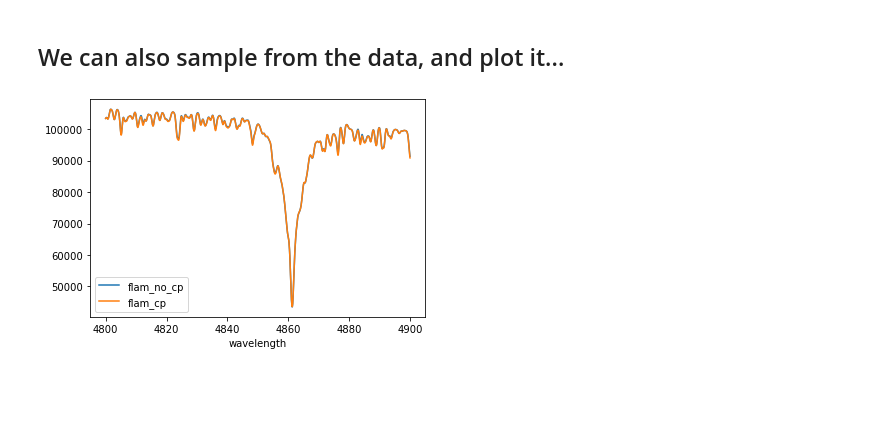
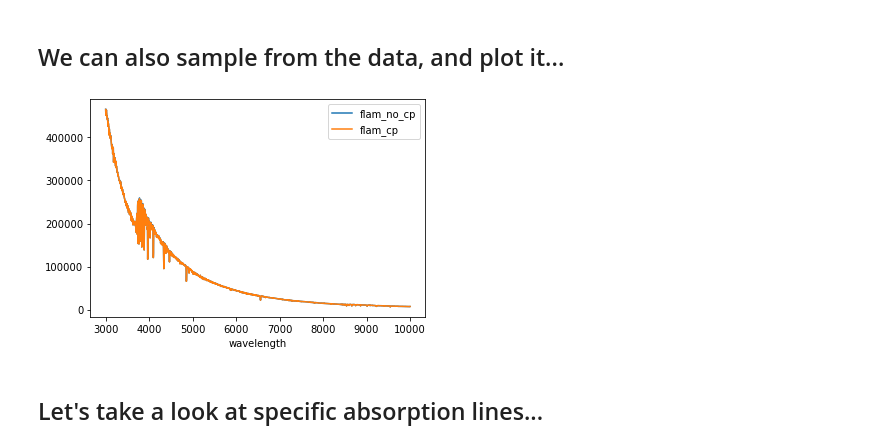
Before and after one commit to chworthey/astro, a Jupyter notebook: workspace/AstroM33.ipynb, the cells around one changed output. Drawn from its saved outputs; the diff is of its cells as text; code cells hidden in the pictures; blank space fills up the shorter version.

Commit message:
Integrated absorption line data

```diff
--- a/workspace/AstroM33.ipynb
+++ b/workspace/AstroM33.ipynb
@@ -164,11 +231,16 @@ def sample_and_plot_age( \
 
     sampled_pdf = transf.toPandas().set_index('wavelength')
     sampled_pdf.plot.line()
-# %%
-sample_and_plot_age( \
-    age_mil=11, \
-    min_wavelength=4800.0, \
-    max_wavelength=4900.0 \
-)
-# %% [output]
-[figure, removed]
+# %%
+# Let's plot the whole spectrum to see what we're dealing with...
+sample_and_plot_spectrum( \
+    pick_spectrum( \
+        data_set='m33_0.01', \
+        heavy_metal_c=790, \
+        age_mil=11 \
+    ) \
+)
+# %% [output]
+[figure, added]
+# %% [markdown]
+## Let's take a look at specific absorption lines...
```
Also changed, not shown: parts of 14 cells of this notebook, 1 other file.
